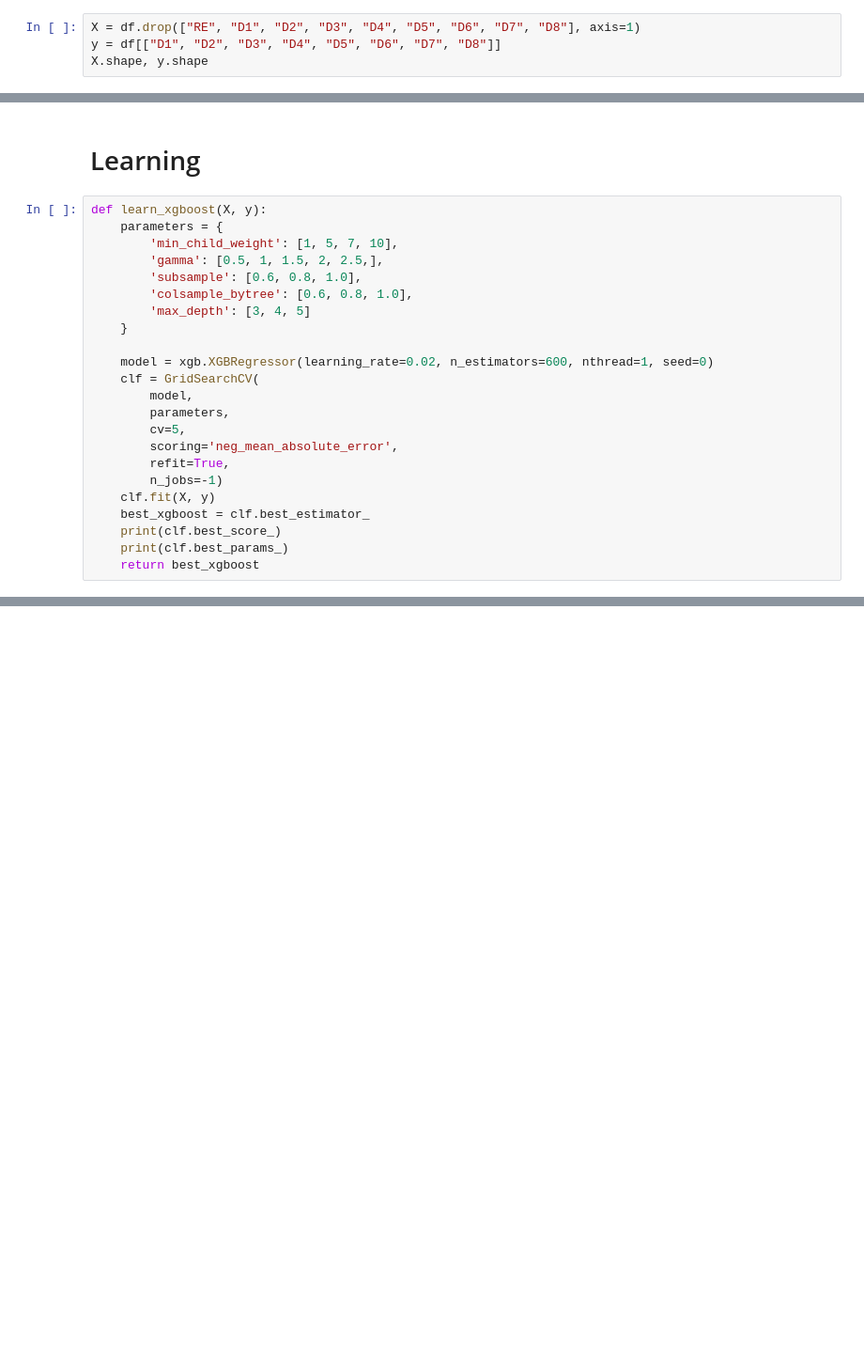
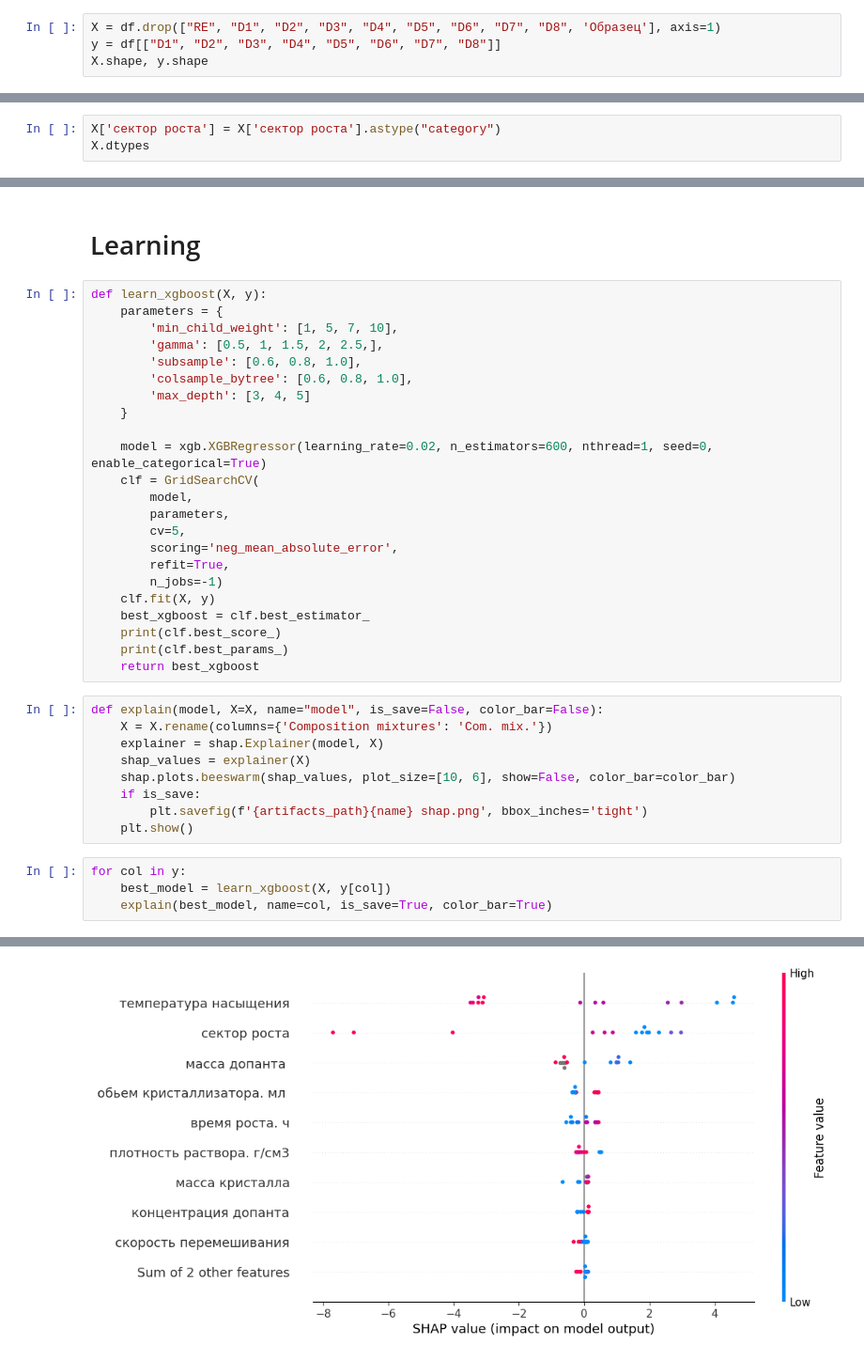
Before and after one commit to Kumokage/ChemML, a Jupyter notebook: notebooks/AntiBio/ArbanasExperiment.ipynb, the cells around one changed output, grey strips where cells are left out. Shown: that part at 94% size. Drawn from its saved outputs; the diff is of its cells as text; blank space fills up the shorter version.

```diff
--- a/notebooks/AntiBio/ArbanasExperiment.ipynb
+++ b/notebooks/AntiBio/ArbanasExperiment.ipynb
@@ -62,7 +70,7 @@ Index(['RE', 'Образец', 'температура насыщения', 'о
        'D3', 'D4', 'D5', 'D6', 'D7', 'D8'],
       dtype='object')
 # %%
-X = df.drop(["RE", "D1", "D2", "D3", "D4", "D5", "D6", "D7", "D8"], axis=1)
+X = df.drop(["RE", "D1", "D2", "D3", "D4", "D5", "D6", "D7", "D8", 'Образец'], axis=1)
 y = df[["D1", "D2", "D3", "D4", "D5", "D6", "D7", "D8"]]
 X.shape, y.shape
 # %% [output]
@@ -69,0 +78,3 @@ X.shape, y.shape
+# %%
+X['сектор роста'] = X['сектор роста'].astype("category")
+X.dtypes
@@ -79,7 +103,7 @@ def learn_xgboost(X, y):
         'max_depth': [3, 4, 5]
     }
 
-    model = xgb.XGBRegressor(learning_rate=0.02, n_estimators=600, nthread=1, seed=0)
+    model = xgb.XGBRegressor(learning_rate=0.02, n_estimators=600, nthread=1, seed=0, enable_categorical=True)
     clf = GridSearchCV(
         model,
         parameters,
@@ -92,3 +116,17 @@ def learn_xgboost(X, y):
     print(clf.best_score_)
     print(clf.best_params_)
     return best_xgboost
+# %%
+def explain(model, X=X, name="model", is_save=False, color_bar=False):
+    X = X.rename(columns={'Composition mixtures': 'Com. mix.'})
+    explainer = shap.Explainer(model, X)
+    shap_values = explainer(X)
+    shap.plots.beeswarm(shap_values, plot_size=[10, 6], show=False, color_bar=color_bar)
+    if is_save:
+        plt.savefig(f'{artifacts_path}{name} shap.png', bbox_inches='tight')
+    plt.show()
+# %%
+for col in y:
+    best_model = learn_xgboost(X, y[col])
+    explain(best_model, name=col, is_save=True, color_bar=True)
+# %% [output]
@@ -94,0 +135 @@ def learn_xgboost(X, y):
+[figure, added]
```
Also changed, not shown: parts of 5 cells of this notebook, 8 other files.
